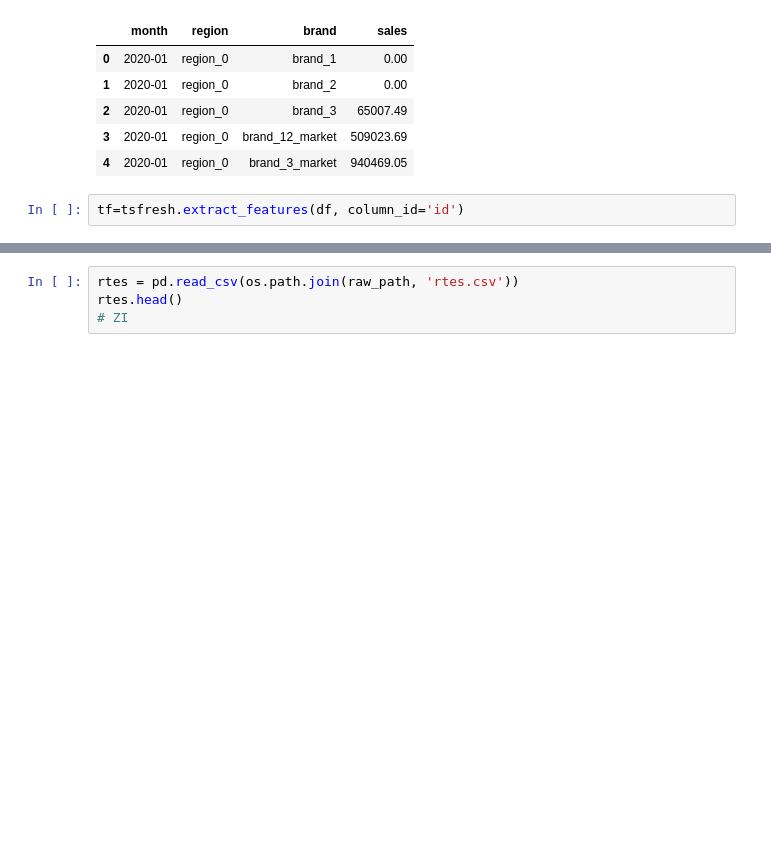
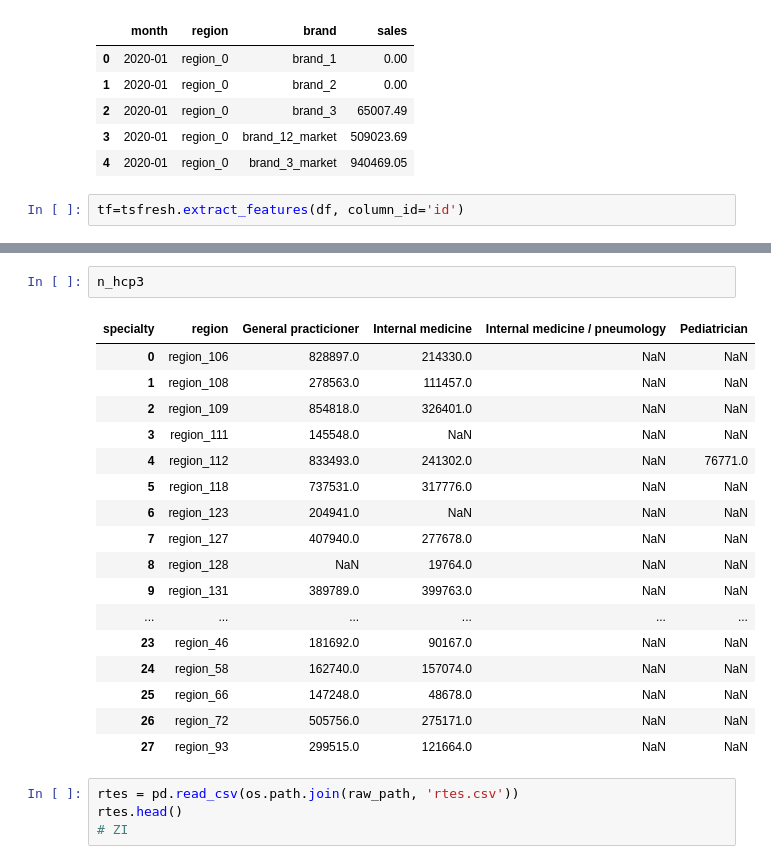
Before and after one commit to Bulbasaurzc/novartis-datathon-2021, a Jupyter notebook: notebooks/99_AS.ipynb, the cells around one changed output, grey strips where cells are left out. Saved outputs shown, nothing was run; the diff lists cells and outputs as text; blank space fills up the shorter version.

```diff
--- a/notebooks/99_AS.ipynb
+++ b/notebooks/99_AS.ipynb
@@ -30,3 +81,23 @@ hcps.head()
+# %%
+n_hcp3
+# %% [output]
+| specialty | region | General practicioner | Internal medicine | Internal medicine / pneumology | Pediatrician |
+| 0 | region_106 | 828897.0 | 214330.0 | NaN | NaN |
+| 1 | region_108 | 278563.0 | 111457.0 | NaN | NaN |
+| 2 | region_109 | 854818.0 | 326401.0 | NaN | NaN |
+| 3 | region_111 | 145548.0 | NaN | NaN | NaN |
+| 4 | region_112 | 833493.0 | 241302.0 | NaN | 76771.0 |
+| 5 | region_118 | 737531.0 | 317776.0 | NaN | NaN |
+| 6 | region_123 | 204941.0 | NaN | NaN | NaN |
+| 7 | region_127 | 407940.0 | 277678.0 | NaN | NaN |
+| 8 | region_128 | NaN | 19764.0 | NaN | NaN |
+| 9 | region_131 | 389789.0 | 399763.0 | NaN | NaN |
+| ... | ... | ... | ... | ... | ... |
+| 23 | region_46 | 181692.0 | 90167.0 | NaN | NaN |
+| 24 | region_58 | 162740.0 | 157074.0 | NaN | NaN |
+| 25 | region_66 | 147248.0 | 48678.0 | NaN | NaN |
+| 26 | region_72 | 505756.0 | 275171.0 | NaN | NaN |
+| 27 | region_93 | 299515.0 | 121664.0 | NaN | NaN |
 # %%
 rtes = pd.read_csv(os.path.join(raw_path, 'rtes.csv'))
 rtes.head()
```
Also changed, not shown: parts of 4 cells of this notebook, 12 other files.
